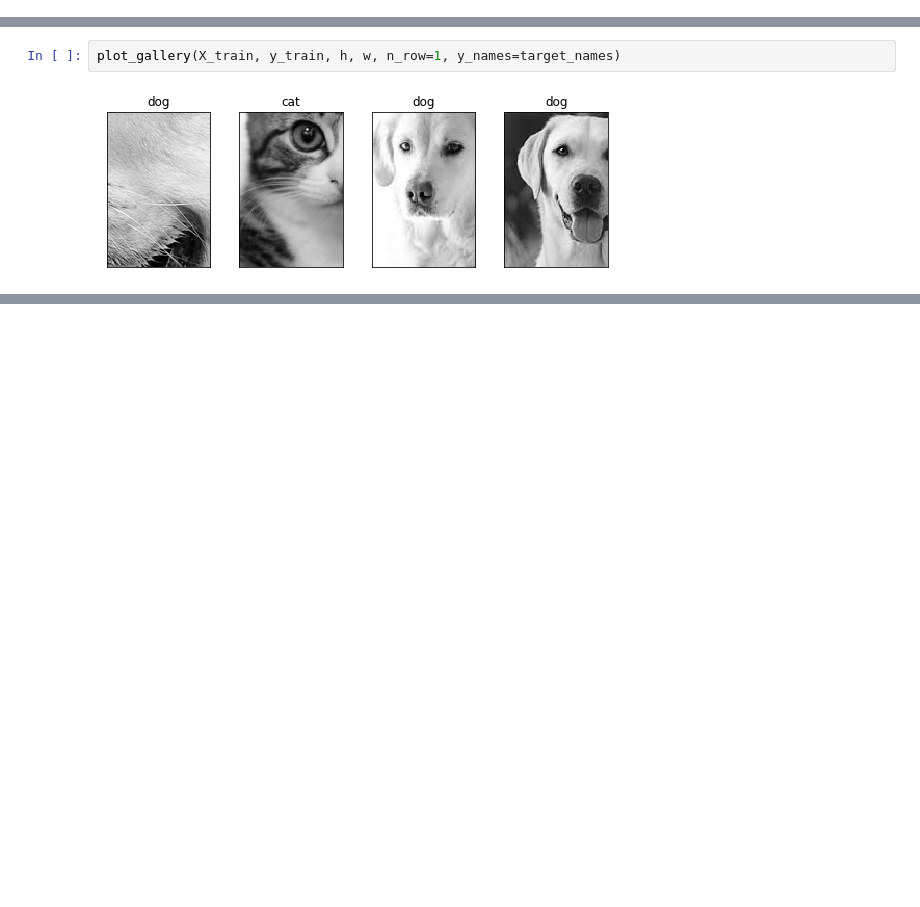
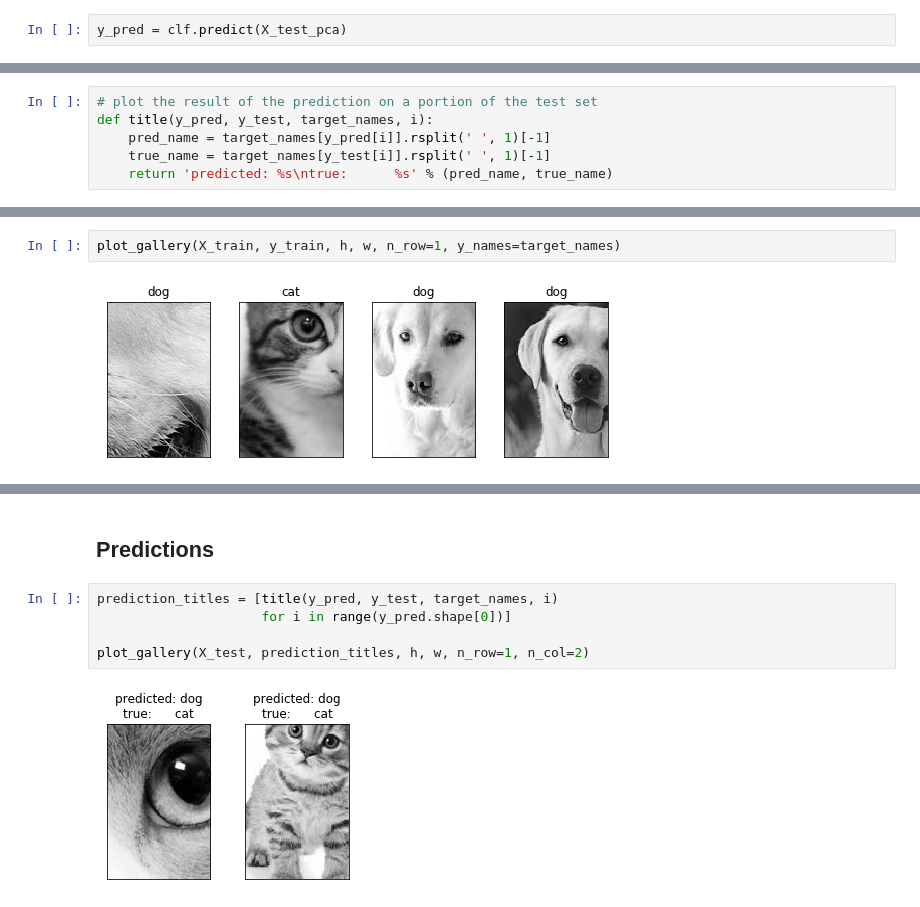
Before and after one commit to treilly94/ml_face_recognition, a Jupyter notebook: animal_recognition.ipynb, the cells around one changed output, grey strips where cells are left out. Drawn from its saved outputs; the diff is of its cells as text; blank space fills up the shorter version.

Commit message:
Trained/tested model and displayed end result

```diff
--- a/animal_recognition.ipynb
+++ b/animal_recognition.ipynb
@@ -108,5 +109,7 @@ SVC(C=1000.0, cache_size=200, class_weight='balanced', coef0=0.0,
   tol=0.001, verbose=False)
 # %% [markdown]
 # Evaluate the model on the test set
+# %%
+y_pred = clf.predict(X_test_pca)
 # %% [markdown]
 ## Classification report
@@ -128,3 +145,9 @@ def plot_gallery(images, y, h, w, n_row=2, n_col=4, y_names=None):
             plt.title(y[i], size=12)
         plt.xticks(())
         plt.yticks(())
+# %%
+# plot the result of the prediction on a portion of the test set
+def title(y_pred, y_test, target_names, i):
+    pred_name = target_names[y_pred[i]].rsplit(' ', 1)[-1]
+    true_name = target_names[y_test[i]].rsplit(' ', 1)[-1]
+    return 'predicted: %s\ntrue:      %s' % (pred_name, true_name)
@@ -134,0 +173,9 @@ plot_gallery(X_train, y_train, h, w, n_row=1, y_names=target_names)
+# %% [markdown]
+## Predictions
+# %%
+prediction_titles = [title(y_pred, y_test, target_names, i)
+                     for i in range(y_pred.shape[0])]
+
+plot_gallery(X_test, prediction_titles, h, w, n_row=1, n_col=2)
+# %% [output]
+[figure, added]
```
Also changed, not shown: parts of 8 cells of this notebook.
